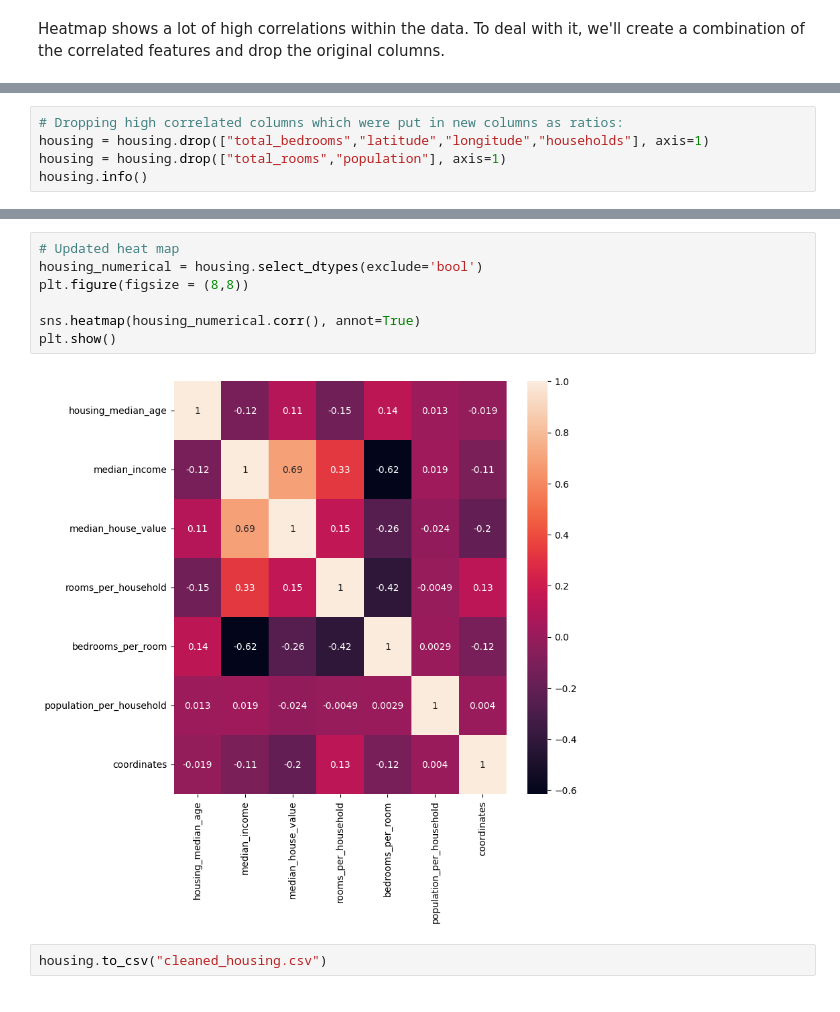
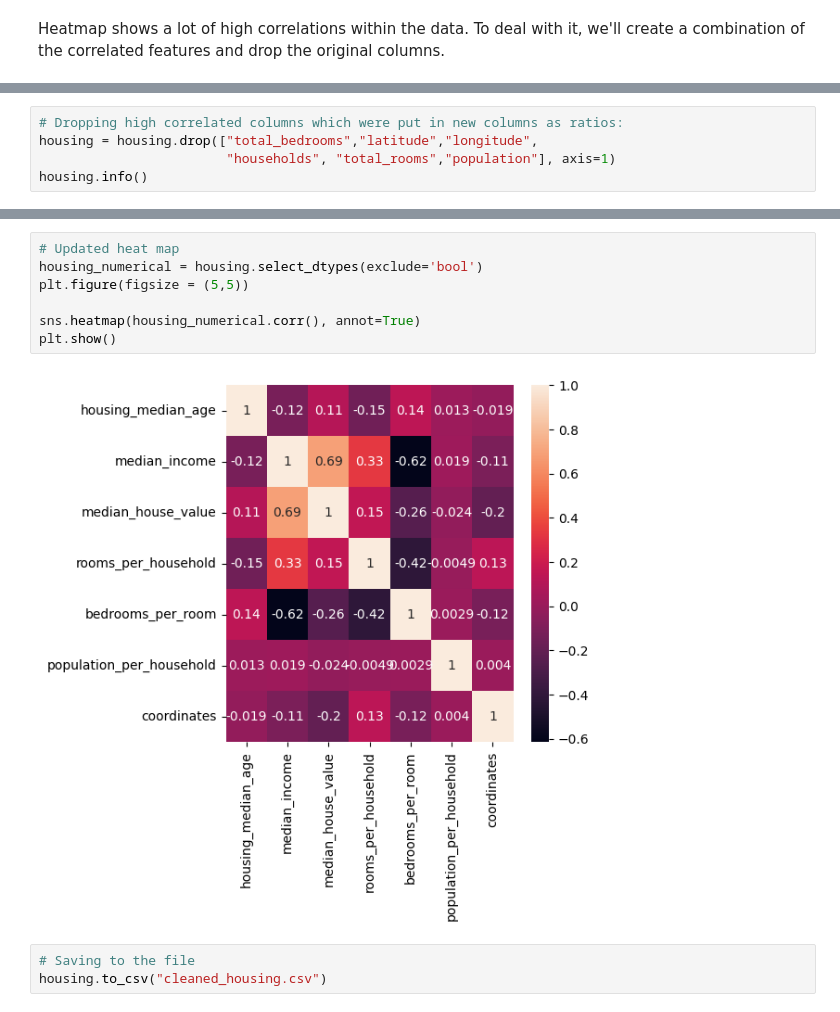
Before and after one commit to angelikavilde/AI-predict-house-value, a Jupyter notebook: data.ipynb, the cells around one changed output, grey strips where cells are left out. Drawn from its saved outputs; the diff is of its cells as text.

```diff
--- a/data.ipynb
+++ b/data.ipynb
@@ -148,8 +146,8 @@ dtypes: bool(5), float64(13)
 memory usage: 2.3 MB
 # %%
 # Dropping high correlated columns which were put in new columns as ratios:
-housing = housing.drop(["total_bedrooms","latitude","longitude","households"], axis=1)
-housing = housing.drop(["total_rooms","population"], axis=1)
+housing = housing.drop(["total_bedrooms","latitude","longitude",
+                        "households", "total_rooms","population"], axis=1)
 housing.info()
 # %% [output]
 <class 'pandas.core.frame.DataFrame'>
@@ -174,11 +172,12 @@ memory usage: 1.3 MB
 # %%
 # Updated heat map
 housing_numerical = housing.select_dtypes(exclude='bool')
-plt.figure(figsize = (8,8))
+plt.figure(figsize = (5,5))
 
 sns.heatmap(housing_numerical.corr(), annot=True)
 plt.show()
 # %% [output]
-[figure, old version]
+[figure, new version]
 # %%
+# Saving to the file
 housing.to_csv("cleaned_housing.csv")
```
Also changed, not shown: parts of 6 cells of this notebook.
